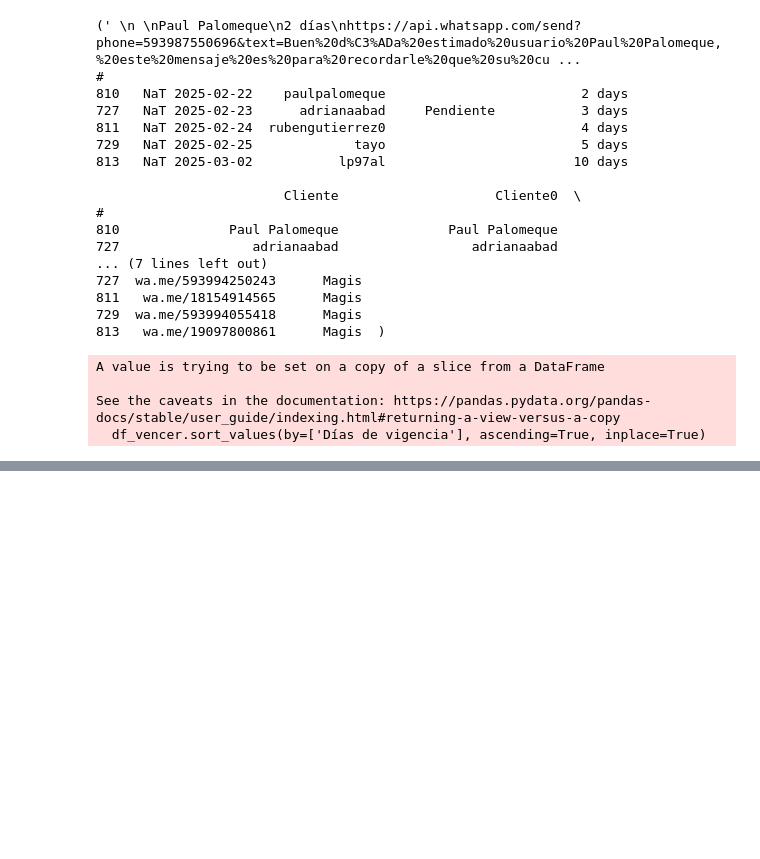
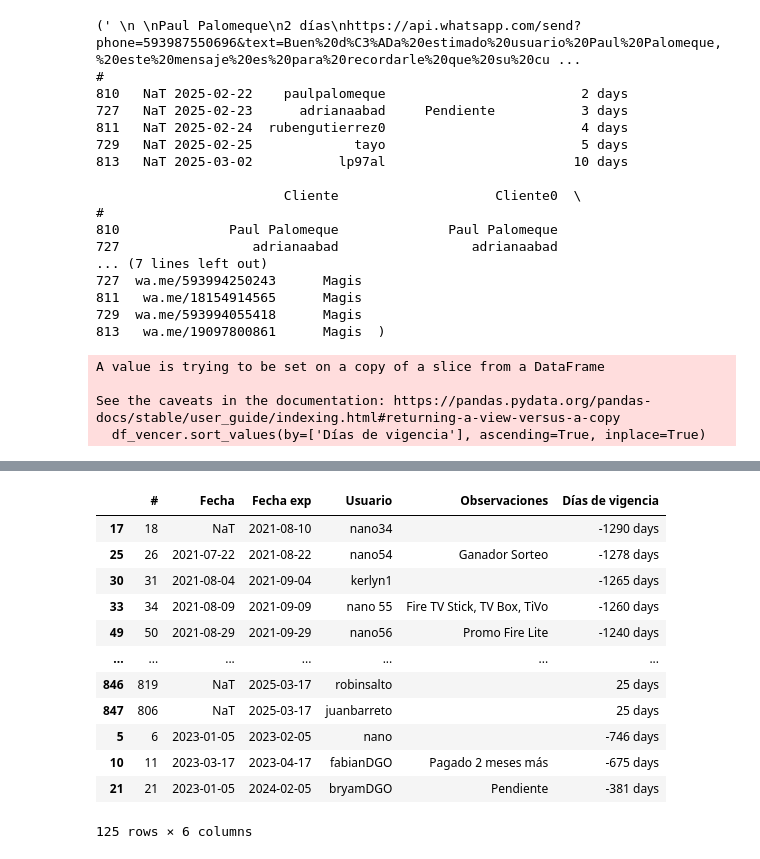
Before and after one commit to jorgecard/botTelegram, a Jupyter notebook: 1.test.ipynb, the cells around one changed output, grey strips where cells are left out. Cells and saved outputs as stored; diff of their text form; code cells hidden in the pictures; blank space fills up the shorter version.

```diff
--- a/1.test.ipynb
+++ b/1.test.ipynb
@@ -65,0 +207,16 @@ df
+# %%
+df
+# %% [output]
+|  | # | Fecha | Fecha exp | Usuario | Observaciones | Días de vigencia |
+| 17 | 18 | NaT | 2021-08-10 | nano34 |  | -1290 days |
+| 25 | 26 | 2021-07-22 | 2021-08-22 | nano54 | Ganador Sorteo | -1278 days |
+| 30 | 31 | 2021-08-04 | 2021-09-04 | kerlyn1 |  | -1265 days |
+| 33 | 34 | 2021-08-09 | 2021-09-09 | nano 55 | Fire TV Stick, TV Box, TiVo | -1260 days |
+| 49 | 50 | 2021-08-29 | 2021-09-29 | nano56 | Promo Fire Lite | -1240 days |
+| ... | ... | ... | ... | ... | ... | ... |
+| 846 | 819 | NaT | 2025-03-17 | robinsalto |  | 25 days |
+| 847 | 806 | NaT | 2025-03-17 | juanbarreto |  | 25 days |
+| 5 | 6 | 2023-01-05 | 2023-02-05 | nano |  | -746 days |
+| 10 | 11 | 2023-03-17 | 2023-04-17 | fabianDGO | Pagado 2 meses más | -675 days |
+| 21 | 21 | 2023-01-05 | 2024-02-05 | bryamDGO | Pendiente | -381 days |
+125 rows × 6 columns
```
Also changed, not shown: parts of 11 cells of this notebook, 1 other file.
